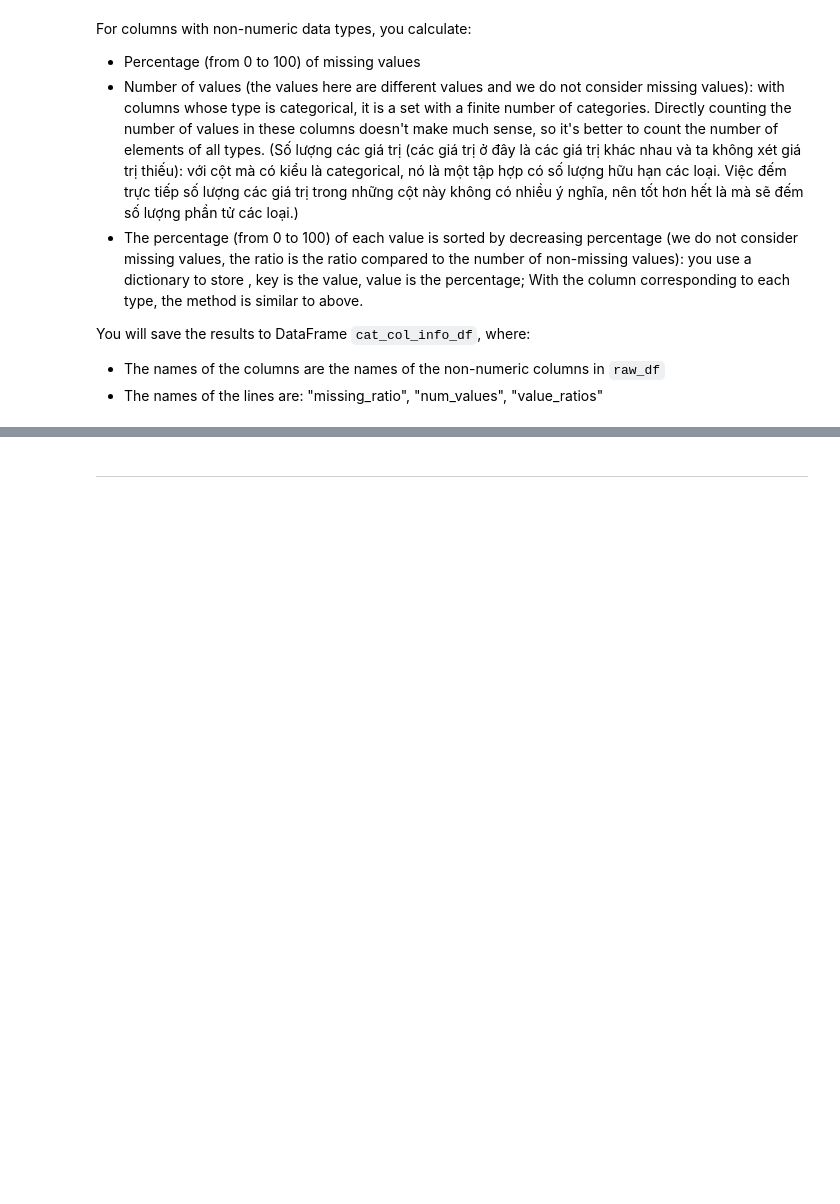
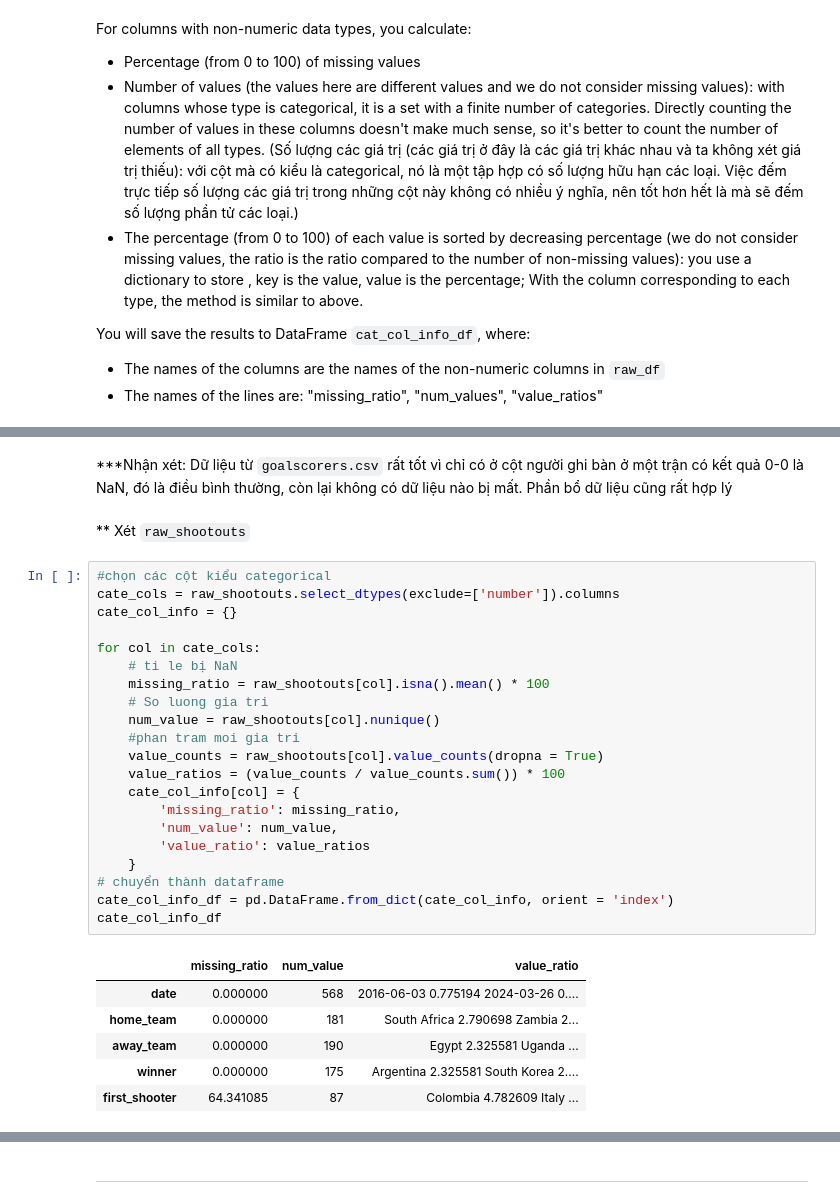
Before and after one commit to trgtanhh04/Programming4DS_Final, a Jupyter notebook: P4S.ipynb, the cells around one changed output, grey strips where cells are left out. Saved outputs shown, nothing was run; the diff lists cells and outputs as text; blank space fills up the shorter version.

```diff
--- a/P4S.ipynb
+++ b/P4S.ipynb
@@ -352,0 +418,32 @@ You will save the results to DataFrame `cat_col_info_df`, where:
+# %% [markdown]
+***Nhận xét: Dữ liệu từ `goalscorers.csv` rất tốt vì chỉ có ở cột người ghi bàn ở một trận có kết quả 0-0 là NaN, đó là điều bình thường, còn lại không có dữ liệu nào bị mất. Phần bổ dữ liệu cũng rất hợp lý
+# %% [markdown]
+** Xét `raw_shootouts`
+# %%
+#chọn các cột kiểu categorical
+cate_cols = raw_shootouts.select_dtypes(exclude=['number']).columns
+cate_col_info = {}
+
+for col in cate_cols:
+    # ti le bị NaN
+    missing_ratio = raw_shootouts[col].isna().mean() * 100
+    # So luong gia tri
+    num_value = raw_shootouts[col].nunique()
+    #phan tram moi gia tri
+    value_counts = raw_shootouts[col].value_counts(dropna = True)
+    value_ratios = (value_counts / value_counts.sum()) * 100
+    cate_col_info[col] = {
+        'missing_ratio': missing_ratio,
+        'num_value': num_value,
+        'value_ratio': value_ratios
+    }
+# chuyển thành dataframe
+cate_col_info_df = pd.DataFrame.from_dict(cate_col_info, orient = 'index')
+cate_col_info_df
+# %% [output]
+|  | missing_ratio | num_value | value_ratio |
+| date | 0.000000 | 568 | 2016-06-03 0.775194 2024-03-26 0.... |
+| home_team | 0.000000 | 181 | South Africa 2.790698 Zambia 2... |
+| away_team | 0.000000 | 190 | Egypt 2.325581 Uganda ... |
+| winner | 0.000000 | 175 | Argentina 2.325581 South Korea 2.... |
+| first_shooter | 64.341085 | 87 | Colombia 4.782609 Italy ... |
```
Also changed, not shown: parts of 16 cells of this notebook, 2 other files.
